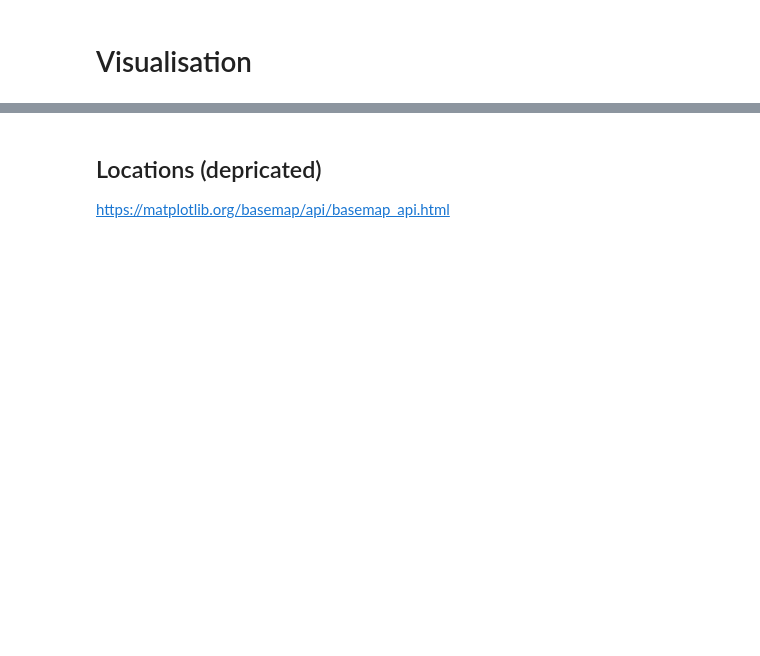
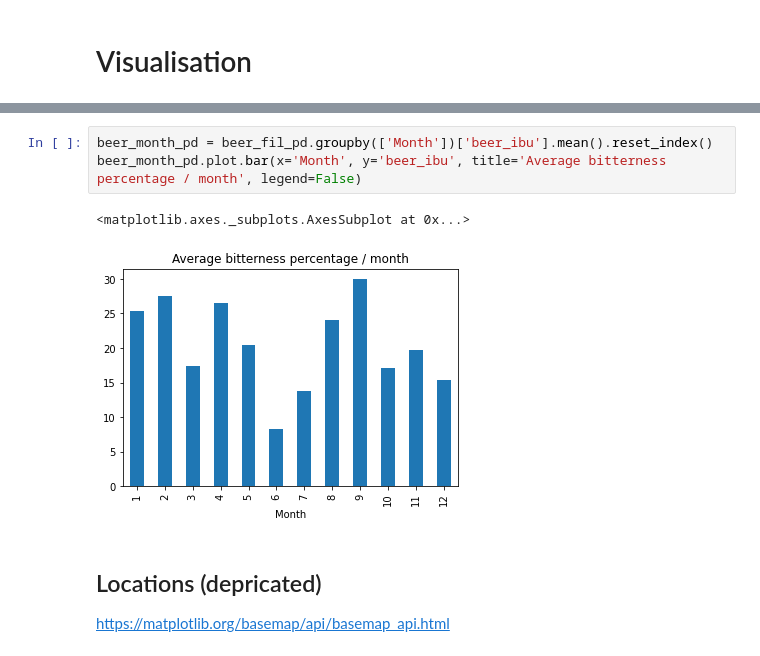
Before and after one commit to vanderGoes/beerclub, a Jupyter notebook: Beer Club - Visualize.ipynb, the cells around one changed output, grey strips where cells are left out. Saved outputs shown, nothing was run; the diff lists cells and outputs as text; blank space fills up the shorter version.

```diff
--- a/Beer Club - Visualize.ipynb
+++ b/Beer Club - Visualize.ipynb
@@ -33,3 +80,9 @@ beer_month_pd.plot.bar(x='Month', y='beer_abv', title='Average alcohol percentag
+# %%
+beer_month_pd = beer_fil_pd.groupby(['Month'])['beer_ibu'].mean().reset_index()
+beer_month_pd.plot.bar(x='Month', y='beer_ibu', title='Average bitterness percentage / month', legend=False)
+# %% [output]
+<matplotlib.axes._subplots.AxesSubplot at 0x...>
+[figure, added]
 # %% [markdown]
 ## Locations (depricated)
 https://matplotlib.org/basemap/api/basemap_api.html
```
Also changed, not shown: parts of 16 cells of this notebook.
